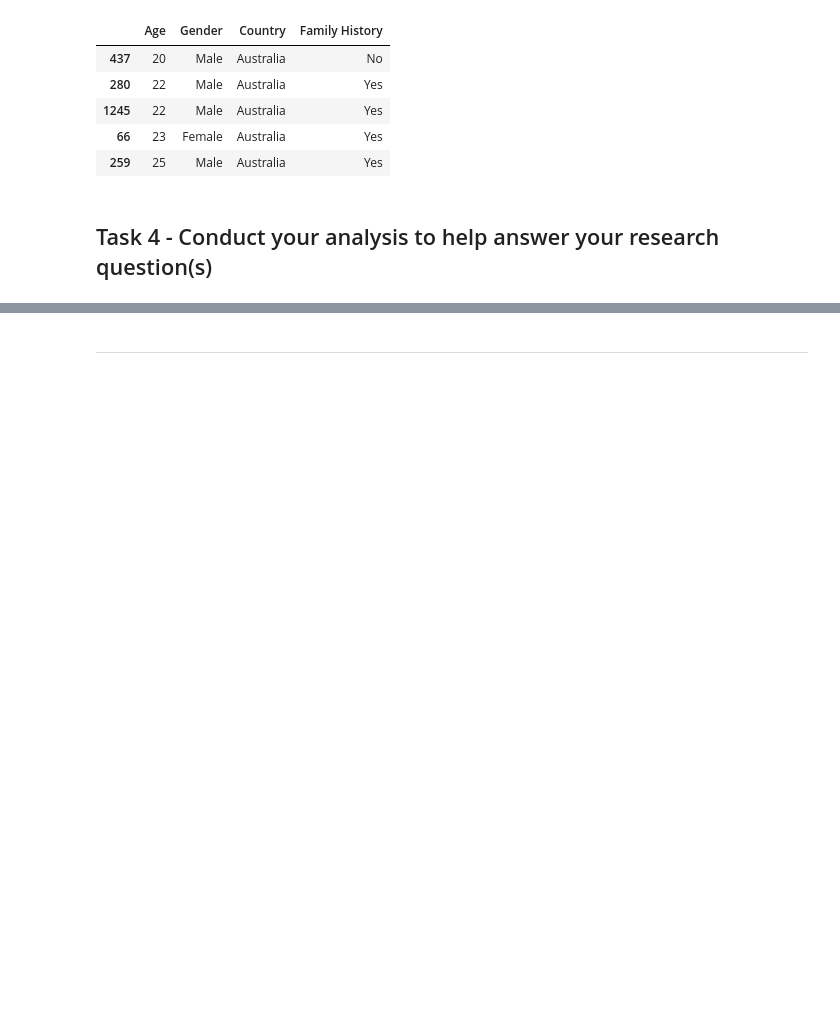
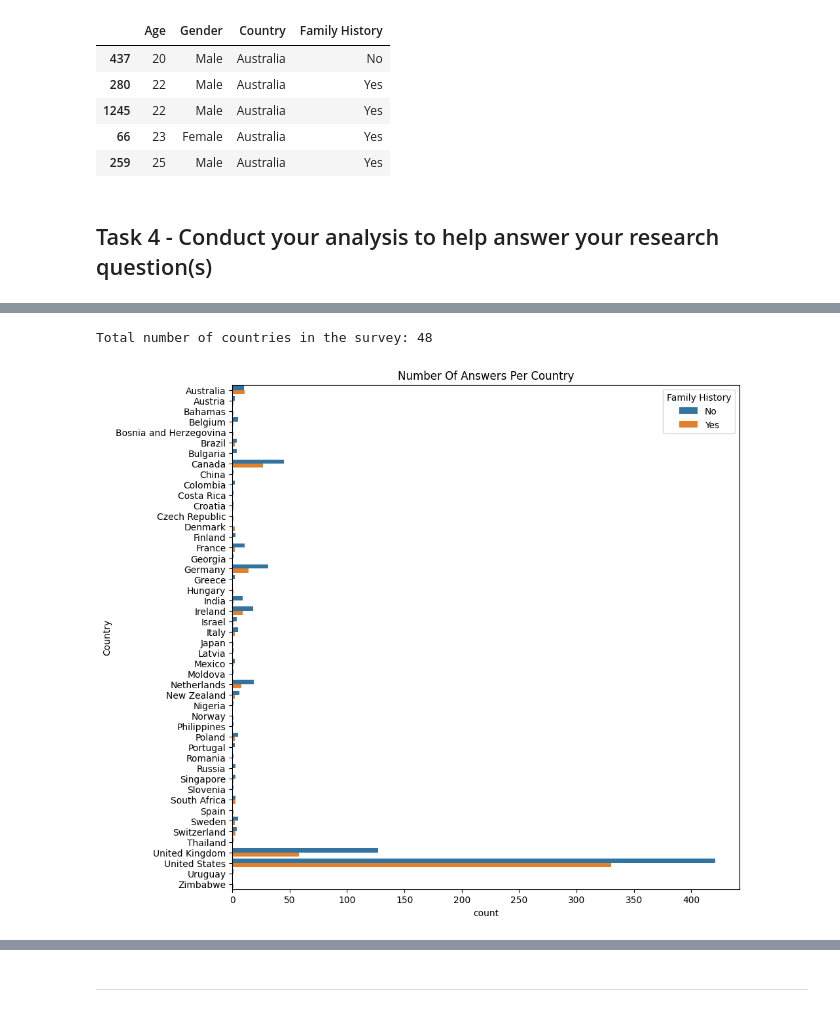
Before and after one commit to ubco-W2022T1-cosc301/project-group06, a Jupyter notebook: notebooks/analysis2.ipynb, the cells around one changed output, grey strips where cells are left out. Drawn from its saved outputs; the diff is of its cells as text; code cells hidden in the pictures; blank space fills up the shorter version.

```diff
--- a/notebooks/analysis2.ipynb
+++ b/notebooks/analysis2.ipynb
@@ -275,0 +276,5 @@ Task 4 is completed in groupAnalysis.ipynb.
+# %%
+#Load the raw dataframe from the base data
+rawDataframe = pd.read_csv('../data/raw/dataRaw.csv')
+#Get the dataframe to work with
+projectDf = p2.load_and_process(rawDataframe)
@@ -275,0 +285,11 @@ Task 4 is completed in groupAnalysis.ipynb.
+# %%
+#Get the number of unique country values
+print(f"Total number of countries in the survey: {len(projectDf.Country.unique())}")
+#Set up a seaborn plot
+plt.figure(figsize=(10,10))
+sns.countplot(data=projectDf,y='Country',hue='Family History').set(title='Number Of Answers Per Country')
+#Display the plot using matplotlib
+plt.show()
+# %% [output]
+Total number of countries in the survey: 48
+[figure, added]
```
Also changed, not shown: parts of 15 cells of this notebook, 1 other file.
